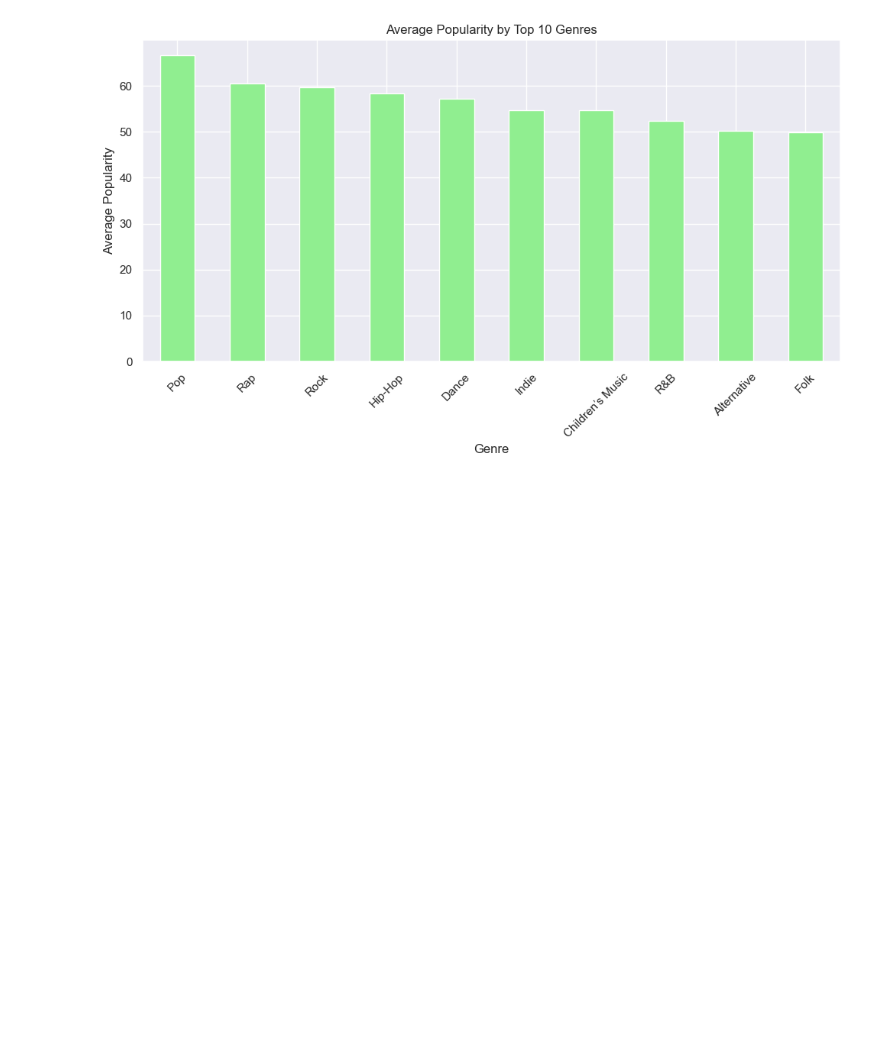
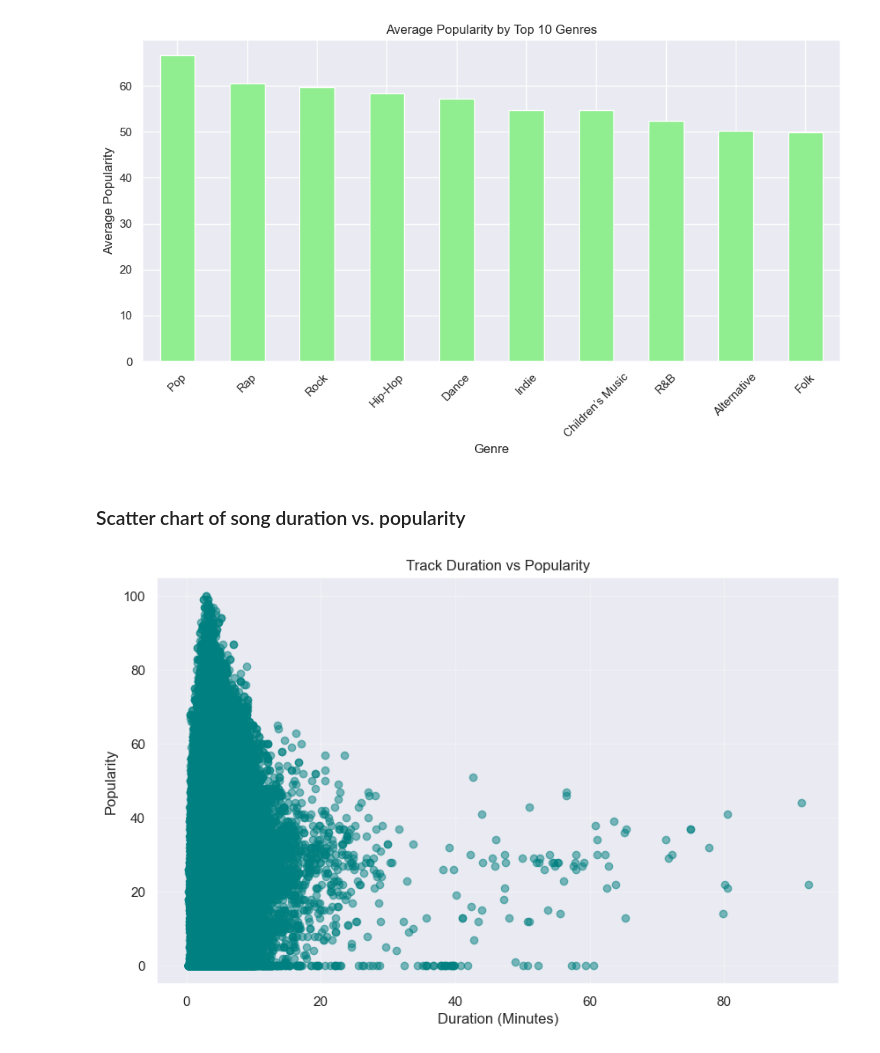
Before and after one commit to aghabidareh/SpotifyAnalyzer, a Jupyter notebook: main.ipynb, the cells around one changed output. Drawn from its saved outputs; the diff is of its cells as text; code cells hidden in the pictures; blank space fills up the shorter version.

Commit message:
plot-and-graphs-scatter-plot

```diff
--- a/main.ipynb
+++ b/main.ipynb
@@ -122,3 +122,15 @@ plt.tight_layout()
 plt.show()
 # %% [output]
 [figure]
+# %% [markdown]
+### Scatter chart of song duration vs. popularity
+# %%
+plt.figure(figsize=(10, 6))
+plt.scatter(data['duration_ms'] / 60000, data['popularity'], alpha=0.5, color='teal')  # Convert ms to minutes
+plt.title('Track Duration vs Popularity')
+plt.xlabel('Duration (Minutes)')
+plt.ylabel('Popularity')
+plt.grid(True, alpha=0.3)
+plt.show()
+# %% [output]
+[figure, added]
```
